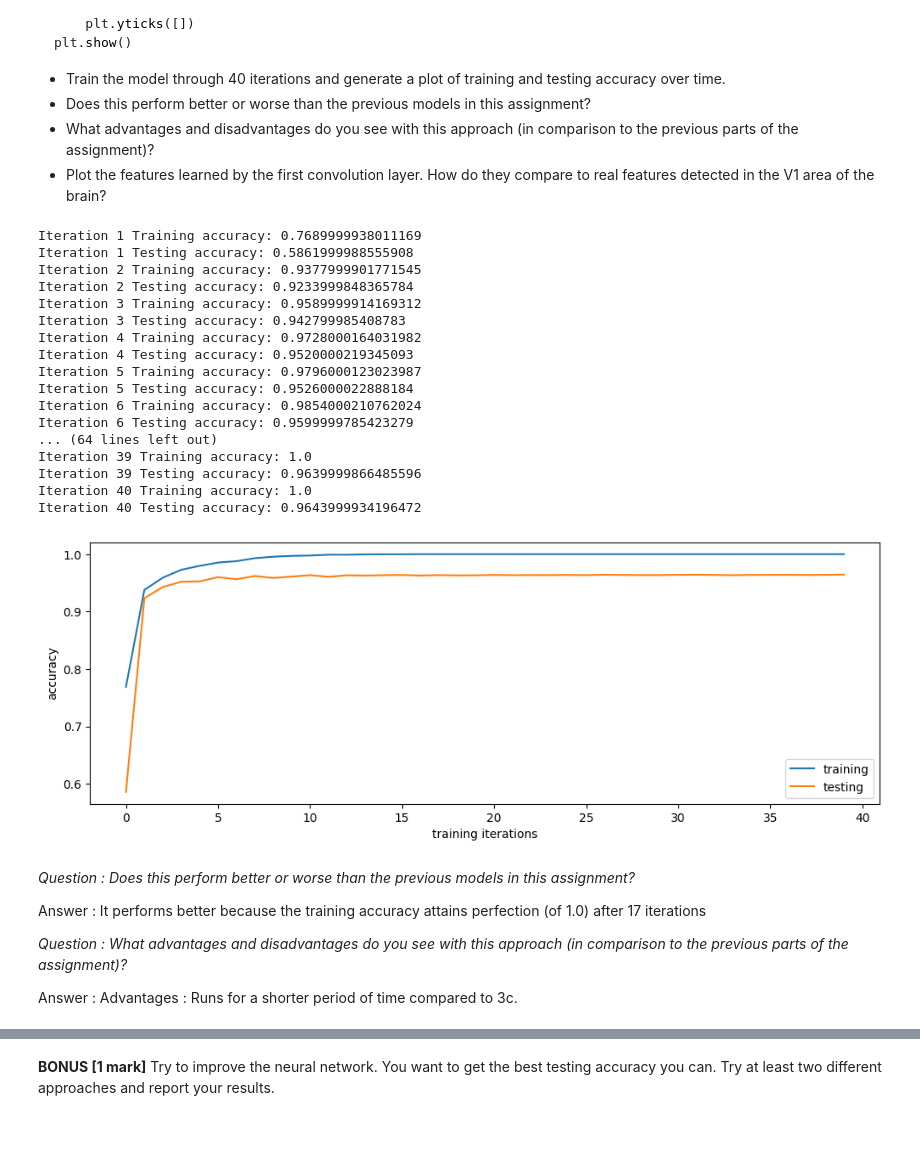
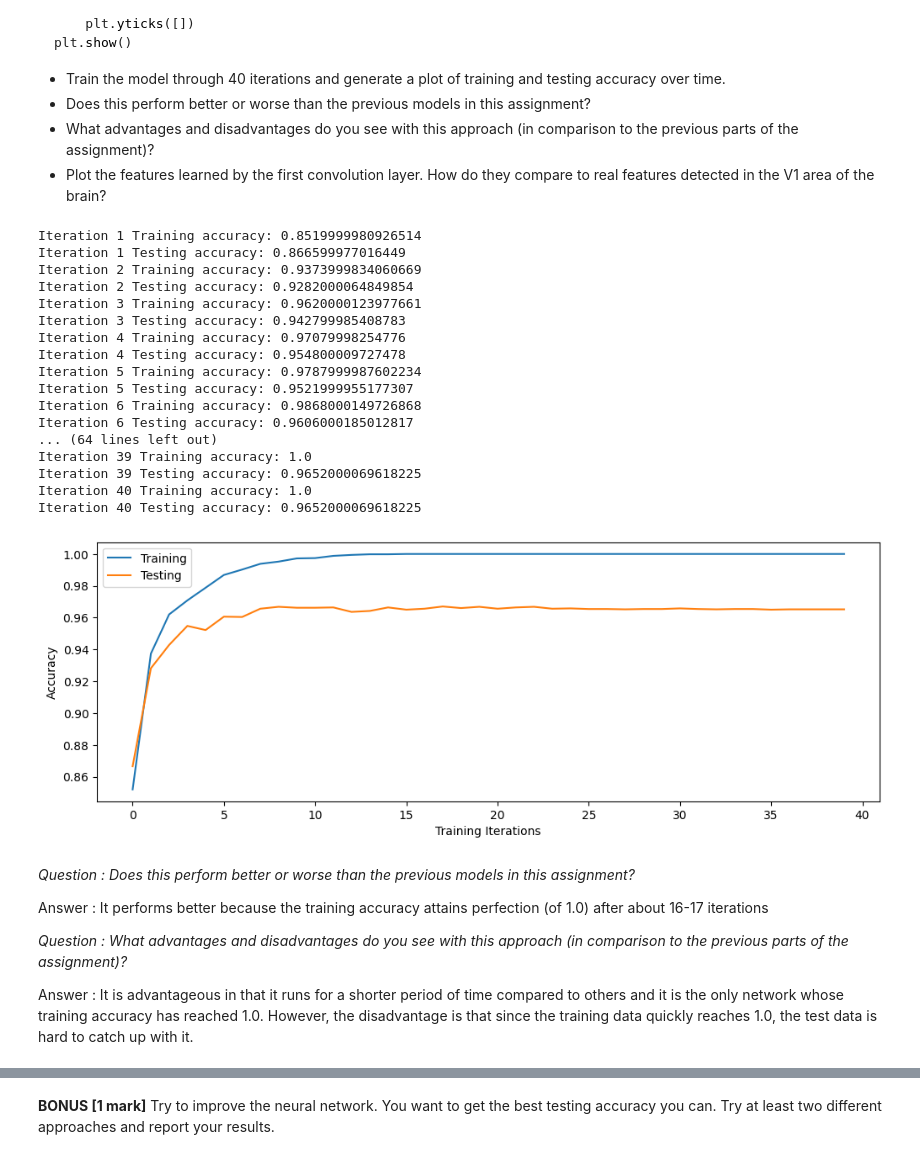
Before and after one commit to mr-nudo/neuronModels1, a Jupyter notebook: syde552_file_(2).ipynb, the cells around one changed output, grey strips where cells are left out. Drawn from its saved outputs; the diff is of its cells as text; code cells hidden in the pictures; blank space fills up the shorter version.

```diff
--- a/syde552_file_(2).ipynb
+++ b/syde552_file_(2).ipynb
@@ -697,60 +740,60 @@ class Net(nn.Module):
     def __init__(self, neurons = 50):
         super(Net, self).__init__()
         self.conv1 = nn.Conv2d(1, 12, kernel_size=5)  # set the size of the convolution to 5x5, and have 12 of them
         self.conv2 = nn.Conv2d(12, 20, kernel_size=5)
         self.fc1 = nn.Linear(320, neurons)
         self.fc2 = nn.Linear(neurons, 10)
 
     def forward(self, x):
         x = F.relu(F.max_pool2d(self.conv1(x), 2))  # make sure to do max pooling after the convolution layers
         x = F.relu(F.max_pool2d(self.conv2(x), 2))
         x = x.view(-1, 320)
         x = F.relu(self.fc1(x))
         x = self.fc2(x)
         return F.log_softmax(x)
 
 network = Net()
 optimizer = optim.SGD(network.parameters(),lr=0.1,momentum=0.5)
 accuracy_train = []
 accuracy_test = []
 for i in range(40):
   continue_training()
 
 plt.figure(figsize=(12,4))
-plt.plot(accuracy_train, label='training')
-plt.plot(accuracy_test, label='testing')
+plt.plot(accuracy_train, label='Training')
+plt.plot(accuracy_test, label='Testing')
 plt.legend()
-plt.xlabel('training iterations')
-plt.ylabel('accuracy')
+plt.xlabel('Training Iterations')
+plt.ylabel('Accuracy')
 plt.show()
 # %% [output]
-Iteration 1 Training accuracy: 0.7689999938011169
-Iteration 1 Testing accuracy: 0.5861999988555908
-Iteration 2 Training accuracy: 0.9377999901771545
-Iteration 2 Testing accuracy: 0.9233999848365784
-Iteration 3 Training accuracy: 0.9589999914169312
+Iteration 1 Training accuracy: 0.8519999980926514
+Iteration 1 Testing accuracy: 0.866599977016449
+Iteration 2 Training accuracy: 0.9373999834060669
+Iteration 2 Testing accuracy: 0.9282000064849854
+Iteration 3 Training accuracy: 0.9620000123977661
 Iteration 3 Testing accuracy: 0.942799985408783
-Iteration 4 Training accuracy: 0.9728000164031982
-Iteration 4 Testing accuracy: 0.9520000219345093
-Iteration 5 Training accuracy: 0.9796000123023987
-Iteration 5 Testing accuracy: 0.9526000022888184
-Iteration 6 Training accuracy: 0.9854000210762024
-Iteration 6 Testing accuracy: 0.9599999785423279
+Iteration 4 Training accuracy: 0.97079998254776
+Iteration 4 Testing accuracy: 0.954800009727478
+Iteration 5 Training accuracy: 0.9787999987602234
+Iteration 5 Testing accuracy: 0.9521999955177307
+Iteration 6 Training accuracy: 0.9868000149726868
+Iteration 6 Testing accuracy: 0.9606000185012817
 ... (64 lines left out)
 Iteration 39 Training accuracy: 1.0
-Iteration 39 Testing accuracy: 0.9639999866485596
+Iteration 39 Testing accuracy: 0.9652000069618225
 Iteration 40 Training accuracy: 1.0
-Iteration 40 Testing accuracy: 0.9643999934196472
+Iteration 40 Testing accuracy: 0.9652000069618225
-[figure, old version]
+[figure, new version]
 # %% [markdown]
 *Question : Does this perform better or worse than the previous models in this assignment?*
 
-Answer : It performs better because the training accuracy attains perfection (of 1.0) after 17 iterations
+Answer : It performs better because the training accuracy attains perfection (of 1.0) after about 16-17 iterations
 
 
 *Question : What advantages and disadvantages do you see with this approach (in comparison to the previous parts of the assignment)?*
 
-Answer : Advantages : Runs for a shorter period of time compared to 3c.
+Answer : It is advantageous in that it runs for a shorter period of time compared to others and it is the only network whose training accuracy has reached 1.0. However, the disadvantage is that since the training data quickly reaches 1.0, the test data is hard to catch up with it.
 # %%
 plt.figure(figsize=(12,5))
 for i in range(12):
```
Also changed, not shown: parts of 22 cells of this notebook.
